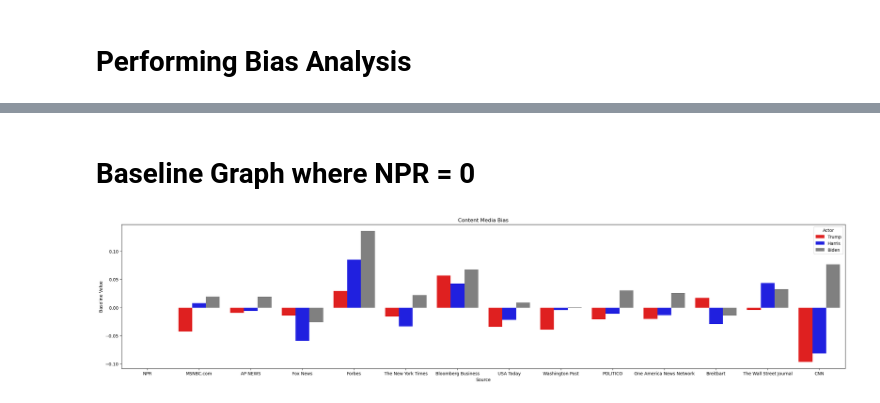
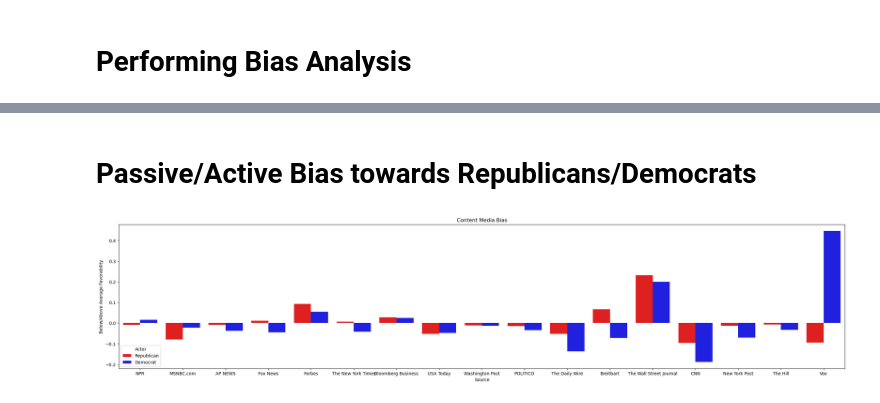
Before and after one commit to CarsonJMullen/Unstructured-Data-Analytics, a Jupyter notebook: Final Project/Final Project.ipynb, the cells around one changed output, grey strips where cells are left out. Saved outputs shown, nothing was run; the diff lists cells and outputs as text; code cells hidden in the pictures.

```diff
--- a/Final Project/Final Project.ipynb
+++ b/Final Project/Final Project.ipynb
@@ -349,7 +334,7 @@ sia = SentimentIntensityAnalyzer()
 # Assume 'df' is your DataFrame with columns: title, source, content, num_sentences
 
 # Define the main actors
-actors = ['Trump', 'Harris', 'Biden']
+actors = ['Trump', 'Harris', 'Republican', 'Democrat']
 
 # Initialize the Matcher with the shared vocabulary
 matcher = Matcher(nlp.vocab)
@@ -471,3 +454,3 @@ KeyboardInterrupt:
 # %%
 average_actor_scores_df = pd.DataFrame(average_actor_scores_list)
-average_actor_scores_df = average_actor_scores_df[~average_actor_scores_df['source'].isin(['One America News Network'])]
+average_actor_scores_df = average_actor_scores_df[average_actor_scores_df['actor'].isin(['Trump', 'Harris', 'Republican', 'Democrat'])]
@@ -499,4 +456,0 @@ average_actor_scores_df.loc[
-# %%
-# Cap the average_title_score values
-average_actor_scores_df['average_title_score'] = np.clip(average_actor_scores_df['average_title_score'], -0.1, 0.1)
-average_actor_scores_df['average_content_score'] = np.clip(average_actor_scores_df['average_title_score'], -.1, 0.1)
@@ -505,15 +456,0 @@ average_actor_scores_df['average_content_score'] = np.clip(average_actor_scores_
-# %%
-average_actor_scores_df['adj_content_value'] = average_actor_scores_df.groupby('source')['average_content_score'].transform(lambda x: x - x[average_actor_scores_df['actor'] == 'Biden'].values[0])
-average_actor_scores_df['adj_title_value'] = average_actor_scores_df.groupby('source')['average_title_score'].transform(lambda x: x - x[average_actor_scores_df['actor'] == 'Biden'].values[0])
-
-average_actor_scores_df['color'] = average_actor_scores_df['actor'].map({'Trump': 'red', 'Harris': 'blue', 'Biden': 'gray'}).fillna('gray')
-
-# Plotting
-plt.figure(figsize=(30,6))
-sns.barplot(x='source', y='adj_content_value', hue='actor', data=average_actor_scores_df, dodge=True, palette=average_actor_scores_df.set_index('actor')['color'])
-
-plt.title('Content Media Bias')
-plt.ylabel('Baseline Value')
-plt.xlabel('Source')
-plt.legend(title='Actor')
-plt.show()
@@ -522,19 +457,21 @@ plt.show()
 # %% [markdown]
-# Baseline Graph where NPR = 0
+# Passive/Active Bias towards Republicans/Democrats
 # %%
-average_actor_scores_df['adj_content_value'] = average_actor_scores_df.groupby('actor')['average_content_score'].transform(lambda x: x - x[average_actor_scores_df['source'] == 'NPR'].values[0])
-average_actor_scores_df['adj_title_value'] = average_actor_scores_df.groupby('actor')['average_title_score'].transform(lambda x: x - x[average_actor_scores_df['source'] == 'NPR'].values[0])
+average_actor_scores_df['adj_content_value'] = average_actor_scores_df.groupby('actor')['average_content_score'].transform(lambda x: x - x.mean())
+average_actor_scores_df['adj_title_value'] = average_actor_scores_df.groupby('actor')['average_title_score'].transform(lambda x: x - x.mean())
 
-average_actor_scores_df['color'] = average_actor_scores_df['actor'].map({'Trump': 'red', 'Harris': 'blue', 'Biden': 'gray'}).fillna('gray')
+
+average_actor_scores_df['color'] = average_actor_scores_df['actor'].map({'Trump': 'red', 'Harris': 'blue', 'Republican': 'pink', 'Democrat': 'navy'}).fillna('gray')
+party_df = average_actor_scores_df[(average_actor_scores_df['actor'].isin(['Republican', 'Democrat']))]
 
 # Plotting
 plt.figure(figsize=(30,6))
-sns.barplot(x='source', y='adj_content_value', hue='actor', data=average_actor_scores_df, dodge=True, palette=average_actor_scores_df.set_index('actor')['color'])
+sns.barplot(x='source', y='adj_content_value', hue='actor', data=party_df, dodge=True, palette=average_actor_scores_df.set_index('actor')['color'])
 
 plt.title('Content Media Bias')
-plt.ylabel('Baseline Value')
+plt.ylabel('Below/Above Average Favorability')
 plt.xlabel('Source')
-plt.legend(title='Actor')
+plt.legend(title='Actor',loc='lower left')
 plt.show()
 # %% [output]
-[figure, old version]
+[figure, new version]
```
Also changed, not shown: parts of 22 cells of this notebook, 2 other files.
